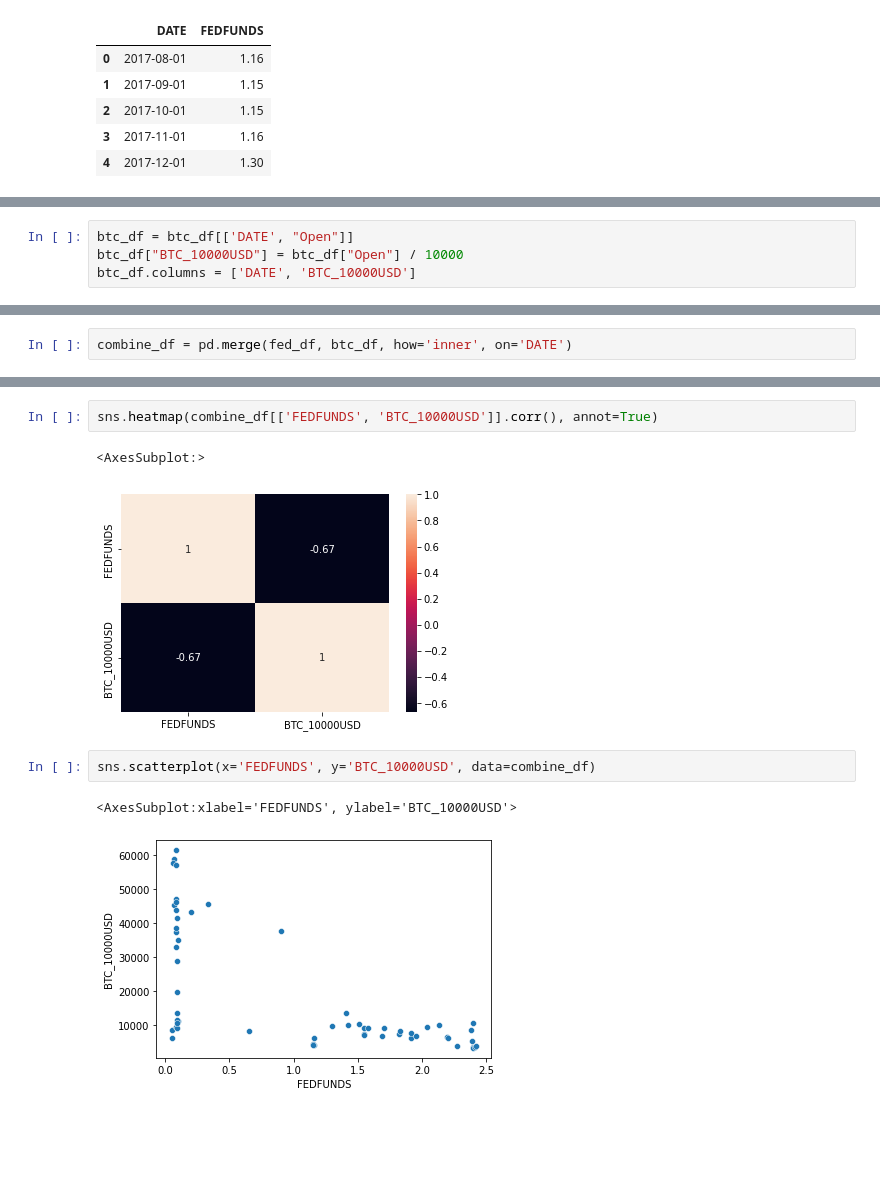
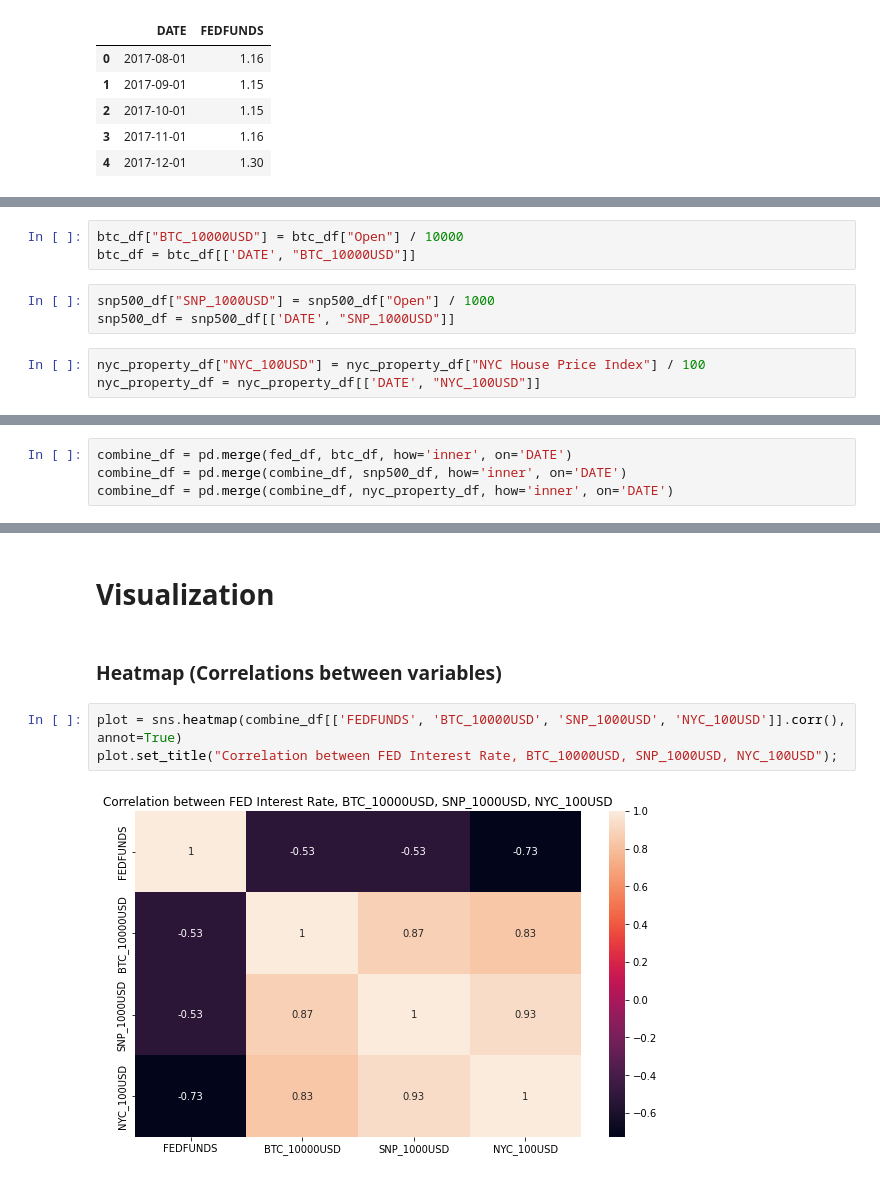
Before and after one commit to daeisbae/BTC-SNP500-FEDInterest-Analysis, a Jupyter notebook: data_analysis.ipynb, the cells around one changed output, grey strips where cells are left out. Cells and saved outputs as stored; diff of their text form; blank space fills up the shorter version.

```diff
--- a/data_analysis.ipynb
+++ b/data_analysis.ipynb
@@ -28,4 +65,9 @@ btc_df["DATE"] = pd.to_datetime(btc_df["Open_time"], format='%Y-%m-%d')
 # %%
-btc_df = btc_df[['DATE', "Open"]]
 btc_df["BTC_10000USD"] = btc_df["Open"] / 10000
-btc_df.columns = ['DATE', 'BTC_10000USD']
+btc_df = btc_df[['DATE', "BTC_10000USD"]]
+# %%
+snp500_df["SNP_1000USD"] = snp500_df["Open"] / 1000
+snp500_df = snp500_df[['DATE', "SNP_1000USD"]]
+# %%
+nyc_property_df["NYC_100USD"] = nyc_property_df["NYC House Price Index"] / 100
+nyc_property_df = nyc_property_df[['DATE', "NYC_100USD"]]
@@ -32,2 +76,4 @@ btc_df.columns = ['DATE', 'BTC_10000USD']
 # %%
 combine_df = pd.merge(fed_df, btc_df, how='inner', on='DATE')
+combine_df = pd.merge(combine_df, snp500_df, how='inner', on='DATE')
+combine_df = pd.merge(combine_df, nyc_property_df, how='inner', on='DATE')
@@ -43,10 +103,9 @@ combine_df.head()
+# %% [markdown]
+# Visualization
+# %% [markdown]
+### Heatmap (Correlations between variables)
 # %%
-sns.heatmap(combine_df[['FEDFUNDS', 'BTC_10000USD']].corr(), annot=True)
+plot = sns.heatmap(combine_df[['FEDFUNDS', 'BTC_10000USD', 'SNP_1000USD', 'NYC_100USD']].corr(), annot=True)
+plot.set_title("Correlation between FED Interest Rate, BTC_10000USD, SNP_1000USD, NYC_100USD");
 # %% [output]
-<AxesSubplot:>
-[figure, old version]
+[figure, new version]
-# %%
-sns.scatterplot(x='FEDFUNDS', y='BTC_10000USD', data=combine_df)
-# %% [output]
-<AxesSubplot:xlabel='FEDFUNDS', ylabel='BTC_10000USD'>
-[figure, removed]
```
Also changed, not shown: parts of 18 cells of this notebook.
